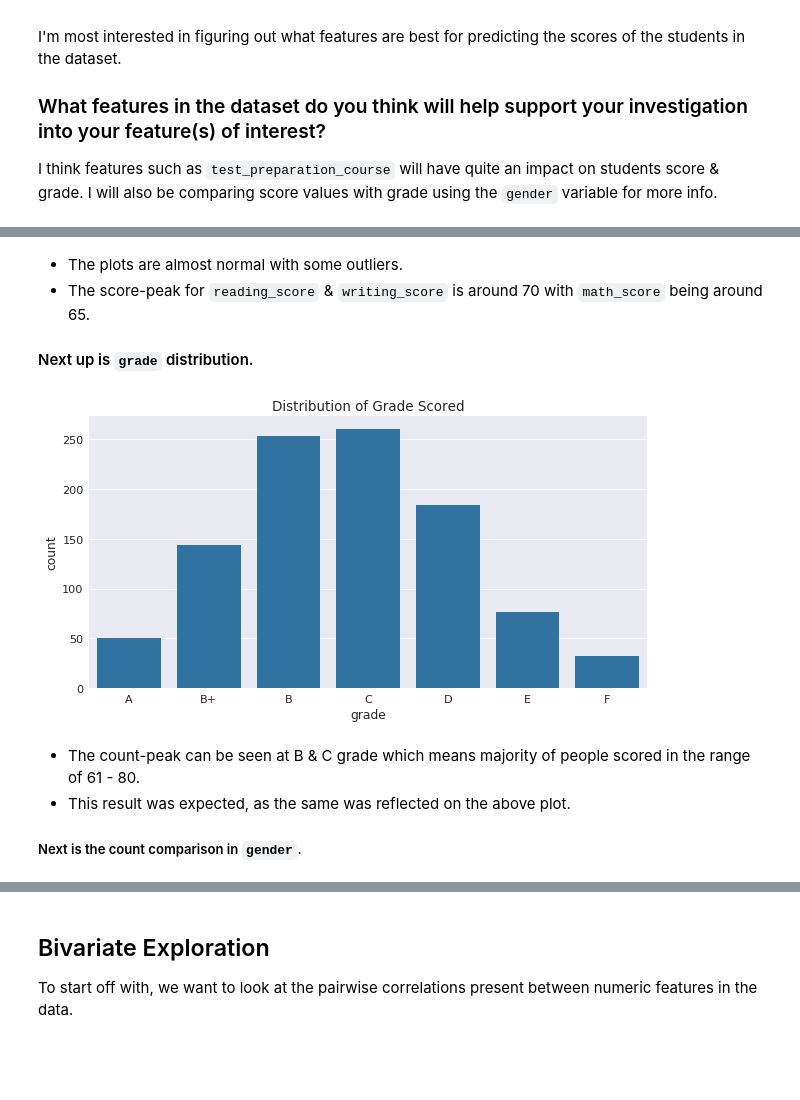
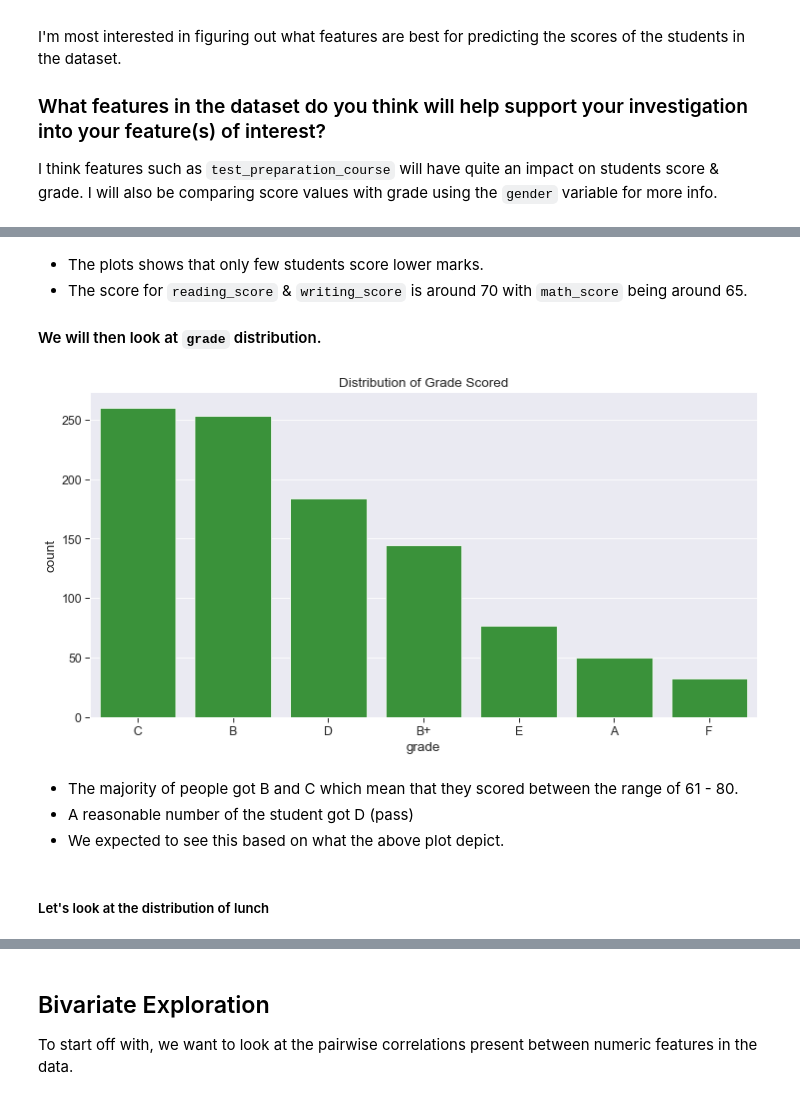
Before and after one commit to habibumrf/Communicate_Data_Findings, a Jupyter notebook: student_performance_in_exams_part_I.ipynb, the cells around one changed output, grey strips where cells are left out. Cells and saved outputs as stored; diff of their text form; code cells hidden in the pictures; blank space fills up the shorter version.

```diff
--- a/student_performance_in_exams_part_I.ipynb
+++ b/student_performance_in_exams_part_I.ipynb
@@ -217,19 +217,19 @@ plt.show()
 # %% [markdown]
-- The plots are almost normal with some outliers.
-- The score-peak for `reading_score` & `writing_score` is around 70 with `math_score` being around 65.
+- The plots shows that only few students score lower marks.
+- The score for `reading_score` & `writing_score` is around 70 with `math_score` being around 65.
 
-#### Next up is `grade` distribution.
+#### We will then look at `grade` distribution.
 # %%
-# countplot for grade
-plt.figure(figsize = (10, 5))
-base_color = sb.color_palette()[0]
-sb.countplot(data = df, x = 'grade', color = base_color)
-plt.title('Distribution of Grade Scored')
-plt.show()
+# countplot for grade distribution
+plt.figure(figsize = [12, 6])
+colors = sb.color_palette()[2]
+sb.countplot(data = df, x = 'grade', color = colors, order = ['C','B','D','B+','E','A','F'])
+plt.title('Distribution of Grade Scored');
 # %% [output]
-[figure, old version]
+[figure, new version]
-# %% [markdown]
-- The count-peak can be seen at B & C grade which means majority of people scored in the range of 61 - 80.
-- This result was expected, as the same was reflected on the above plot.
-
-##### Next is the count comparison in `gender`.
+# %% [markdown]
+- The majority of people got B and C which mean that they scored between the range of 61 - 80.
+- A reasonable number of the student got D (pass)
+- We expected to see this based on what the above plot depict.
+# %% [markdown]
+##### Let's look at the distribution of lunch
```
Also changed, not shown: parts of 39 cells of this notebook, 2 other files.
